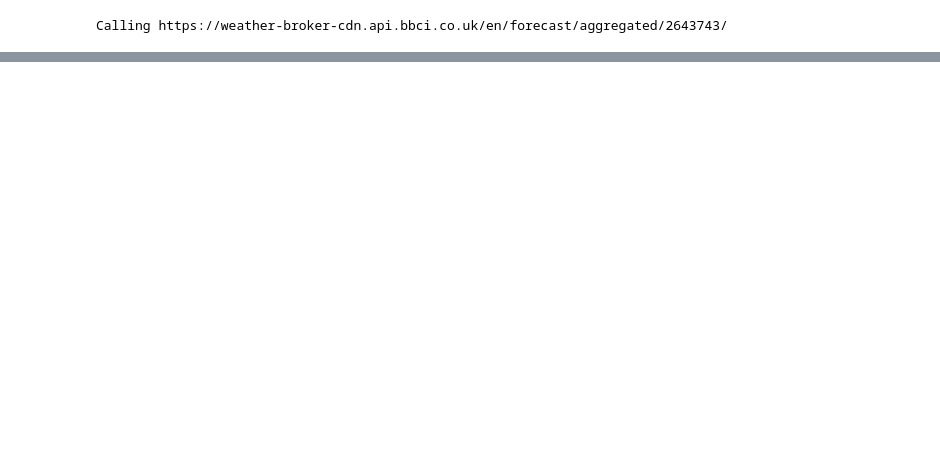
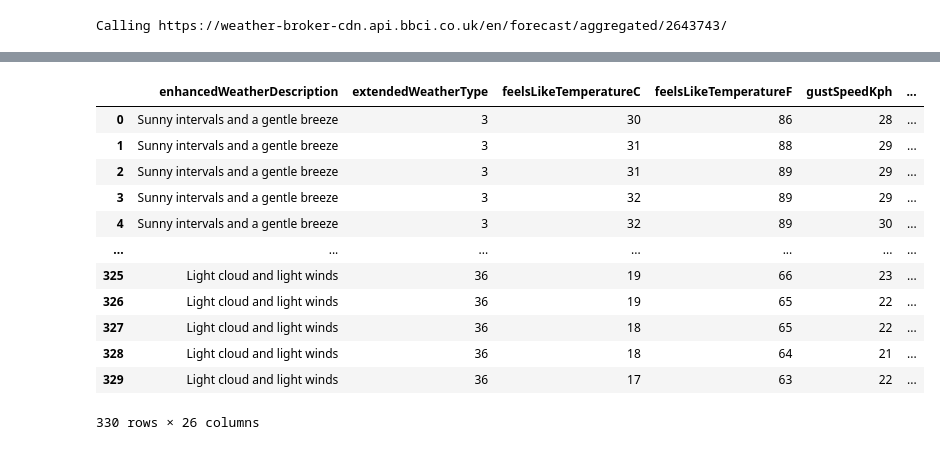
Before and after one commit to CR90-IV/bbc-weather-scraper, a Jupyter notebook: src/scraper-testing.ipynb, the cells around one changed output, grey strips where cells are left out. Cells and saved outputs as stored; diff of their text form; code cells hidden in the pictures; blank space fills up the shorter version.

```diff
--- a/src/scraper-testing.ipynb
+++ b/src/scraper-testing.ipynb
@@ -33 +34,18 @@ detailed = pd.json_normalize(response["forecasts"], ["detailed", "reports"], met
+# %%
+records = pd.DataFrame.from_records(response["forecasts"])
+pd.json_normalize(records["detailed"], ["reports"], ["issueDate", "lastUpdated"])
+# %% [output]
+|  | enhancedWeatherDescription | extendedWeatherType | feelsLikeTemperatureC | feelsLikeTemperatureF | gustSpeedKph | ... |
+| 0 | Sunny intervals and a gentle breeze | 3 | 30 | 86 | 28 | ... |
+| 1 | Sunny intervals and a gentle breeze | 3 | 31 | 88 | 29 | ... |
+| 2 | Sunny intervals and a gentle breeze | 3 | 31 | 89 | 29 | ... |
+| 3 | Sunny intervals and a gentle breeze | 3 | 32 | 89 | 29 | ... |
+| 4 | Sunny intervals and a gentle breeze | 3 | 32 | 89 | 30 | ... |
+| ... | ... | ... | ... | ... | ... | ... |
+| 325 | Light cloud and light winds | 36 | 19 | 66 | 23 | ... |
+| 326 | Light cloud and light winds | 36 | 19 | 65 | 22 | ... |
+| 327 | Light cloud and light winds | 36 | 18 | 65 | 22 | ... |
+| 328 | Light cloud and light winds | 36 | 18 | 64 | 21 | ... |
+| 329 | Light cloud and light winds | 36 | 17 | 63 | 22 | ... |
+330 rows × 26 columns
 # %%
```
Also changed, not shown: parts of 4 cells of this notebook, 1 other file.
